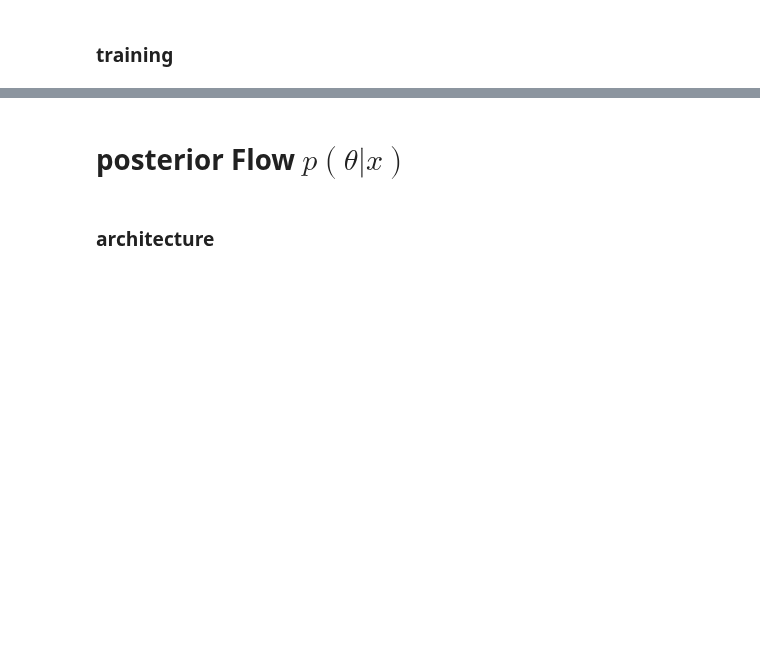
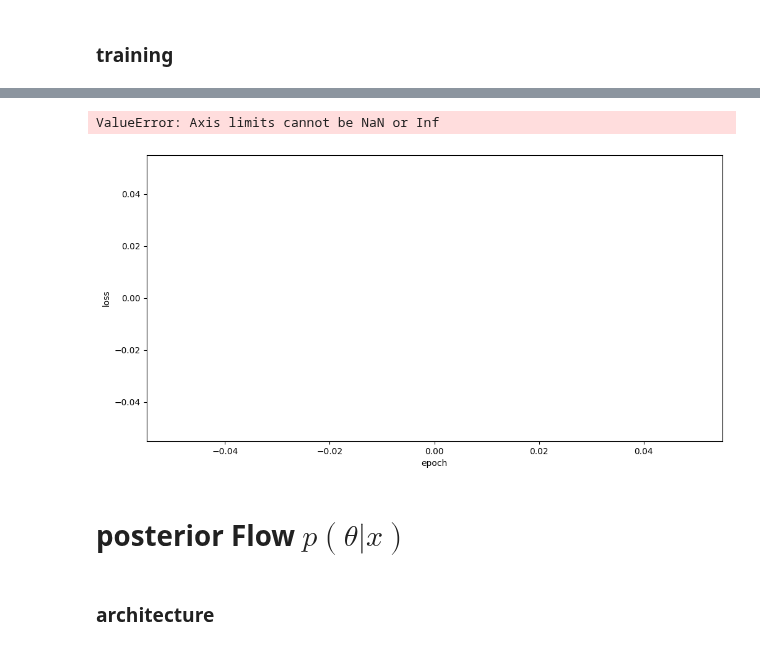
Before and after one commit to des-science/multiprobe-simulation-inference, a Jupyter notebook: notebooks/flow_conductor_network.ipynb, the cells around one changed output, grey strips where cells are left out. Cells and saved outputs as stored; diff of their text form; code cells hidden in the pictures; blank space fills up the shorter version.

```diff
--- a/notebooks/flow_conductor_network.ipynb
+++ b/notebooks/flow_conductor_network.ipynb
@@ -87,7 +87,7 @@ buzzard_cosmo = {"Om": 0.286, "s8": 0.82, "w0": -1, "Aia": 0.0, "n_Aia": np.nan,
 # %% [markdown]
 # v15
 # %%
-# conf = files.load_config("/global/homes/a/athomsen/multiprobe-simulation-forward-model/configs/v15/extended.yaml")
+conf = files.load_config("/global/homes/a/athomsen/multiprobe-simulation-forward-model/configs/v15/extended.yaml")
 # %% [markdown]
 ### lensing
 # %%
@@ -107,15 +107,16 @@ buzzard_cosmo = {"Om": 0.286, "s8": 0.82, "w0": -1, "Aia": 0.0, "n_Aia": np.nan,
 # %% [markdown]
 ### combined
 # %%
-# # deep-sound-1177 (https://wandb.ai/eth-cosmo/y3-deep-lss/runs/kqj560dy/overview)
-# model_dir = "/pscratch/sd/a/athomsen/run_files/v15/extended/combined/mutual_info/default/v1"
+# deep-sound-1177 (https://wandb.ai/eth-cosmo/y3-deep-lss/runs/kqj560dy/overview)
+model_dir = "/pscratch/sd/a/athomsen/run_files/v15/extended/combined/mutual_info/default/v1"
 # n_steps = 440_000
+n_steps = 520_000
 
-# checkpoint_number = n_steps // 10_000
-# params = ["Om", "s8", "w0", "Aia", "n_Aia", "bta", "bg1", "bg2", "bg3", "bg4"]
-# buzzard_cosmo = {"Om": 0.286, "s8": 0.82, "w0": -1, "Aia": 0.0, "n_Aia": np.nan, "bta": 0.0, "bg1": np.nan, "bg2": np.nan, "bg3": np.nan, "bg4": np.nan}
-# n_z = 8
-# combined = True
+checkpoint_number = n_steps // 10_000
+params = ["Om", "s8", "w0", "Aia", "n_Aia", "bta", "bg1", "bg2", "bg3", "bg4"]
+buzzard_cosmo = {"Om": 0.286, "s8": 0.82, "w0": -1, "Aia": 0.0, "n_Aia": np.nan, "bta": 0.0, "bg1": np.nan, "bg2": np.nan, "bg3": np.nan, "bg4": np.nan}
+n_z = 8
+combined = True
 # %% [markdown]
 ### general
 # %%
@@ -278,29 +279,30 @@ model = LikelihoodFlow(
 # %% [markdown]
 ### training
 # %%
-# n_cosmos = file_dict["grid/pred"].shape[0]
-# n_examples = grid_preds.shape[0]
-# # such that GPU utilization is maximized, but not larger
-# batch_size = 4 * n_cosmos
-# print(f"batch_size = {batch_size} for {n_examples / batch_size} steps per epoch")
+n_cosmos = file_dict["grid/pred"].shape[0]
+n_examples = grid_preds.shape[0]
+# such that GPU utilization is maximized, but not larger
+batch_size = 4 * n_cosmos
+print(f"batch_size = {batch_size} for {n_examples / batch_size} steps per epoch")
 
-# # default to train from scratch with 4 permutations per grid point
-# model.fit(
-#     x=grid_preds,
-#     theta=grid_cosmos,
-#     n_epochs=100,
-#     # dataset
-#     batch_size=batch_size,
-#     vali_split=0.1,
-#     # optimizer
-#     learning_rate=1e-3,
-#     weight_decay=0.0,
-#     clip_by_global_norm=1.0,
-#     # scheduler
-#     scheduler_type="cosine",
-#     scheduler_kwargs={"eta_min": 1e-6},
-#     # early stopping
-#     n_patience_epochs=None,
-#     min_delta=1e-5,
-#     save_model=True,
-# )
+# default to train from scratch with 4 permutations per grid point
+model.fit(
+    x=grid_preds,
+    theta=grid_cosmos,
+    n_epochs=100,
+    # dataset
+    batch_size=batch_size,
+    vali_split=0.1,
+    # optimizer
+    learning_rate=1e-3,
+    weight_decay=0.0,
+    clip_by_global_norm=1.0,
+    # scheduler
+    scheduler_type="cosine",
+    scheduler_kwargs={"eta_min": 1e-6},
+    # early stopping
+    n_patience_epochs=None,
+    min_delta=1e-5,
+    save_model=True,
+)
+# %% [output]
@@ -307,3 +311,5 @@ model = LikelihoodFlow(
+ValueError: Axis limits cannot be NaN or Inf
+[figure, added]
 # %%
 # # v2
 # n_cosmos = file_dict["grid/pred"].shape[0]
```
Also changed, not shown: parts of 7 cells of this notebook, 3 other files.
